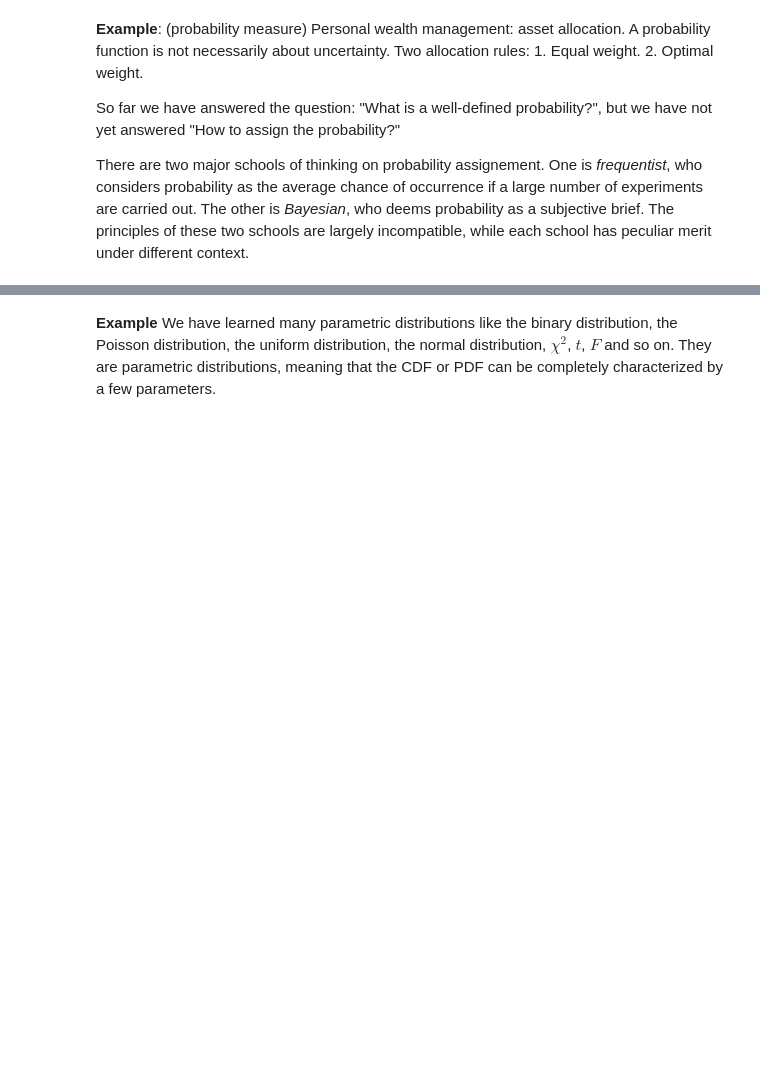
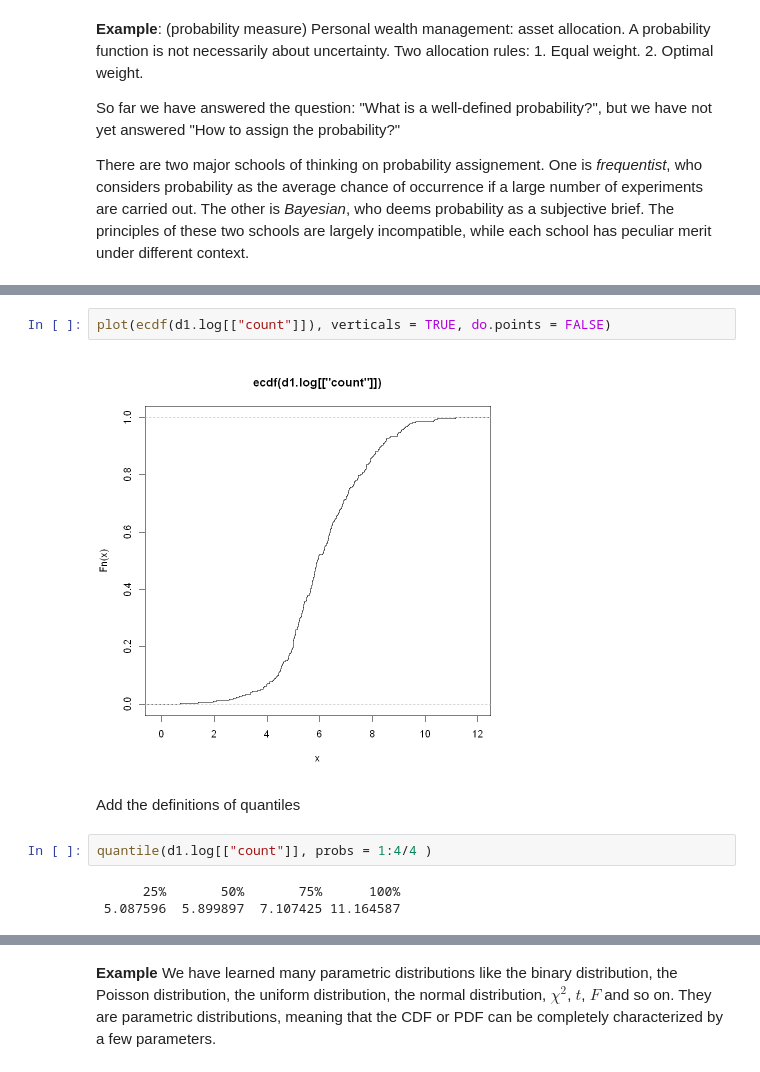
Before and after one commit to zhentaoshi/Econ_prob, a Jupyter notebook: lecture01_2022_probability.ipynb, the cells around one changed output, grey strips where cells are left out. Drawn from its saved outputs; the diff is of its cells as text; blank space fills up the shorter version.

```diff
--- a/lecture01_2022_probability.ipynb
+++ b/lecture01_2022_probability.ipynb
@@ -131,0 +122,11 @@ It is easy to show that $f\left(x\right)\geq0$ and
+# %%
+plot(ecdf(d1.log[["count"]]), verticals = TRUE, do.points = FALSE)
+# %% [output]
+[figure, added]
+# %% [markdown]
+Add the definitions of quantiles
+# %%
+quantile(d1.log[["count"]], probs = 1:4/4 )
+# %% [output]
+      25%       50%       75%      100%
+ 5.087596  5.899897  7.107425 11.164587
```
Also changed, not shown: parts of 37 cells of this notebook, 2 other files.
